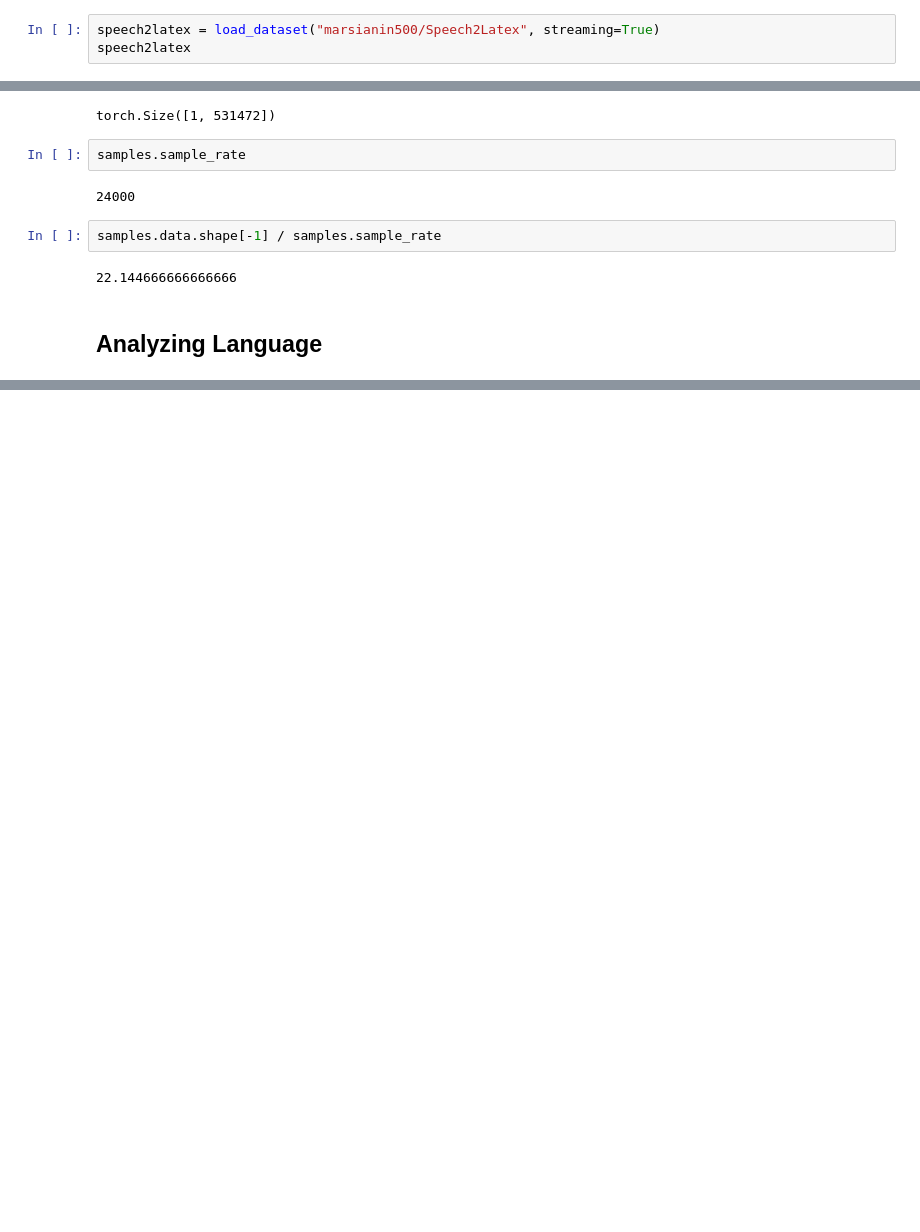
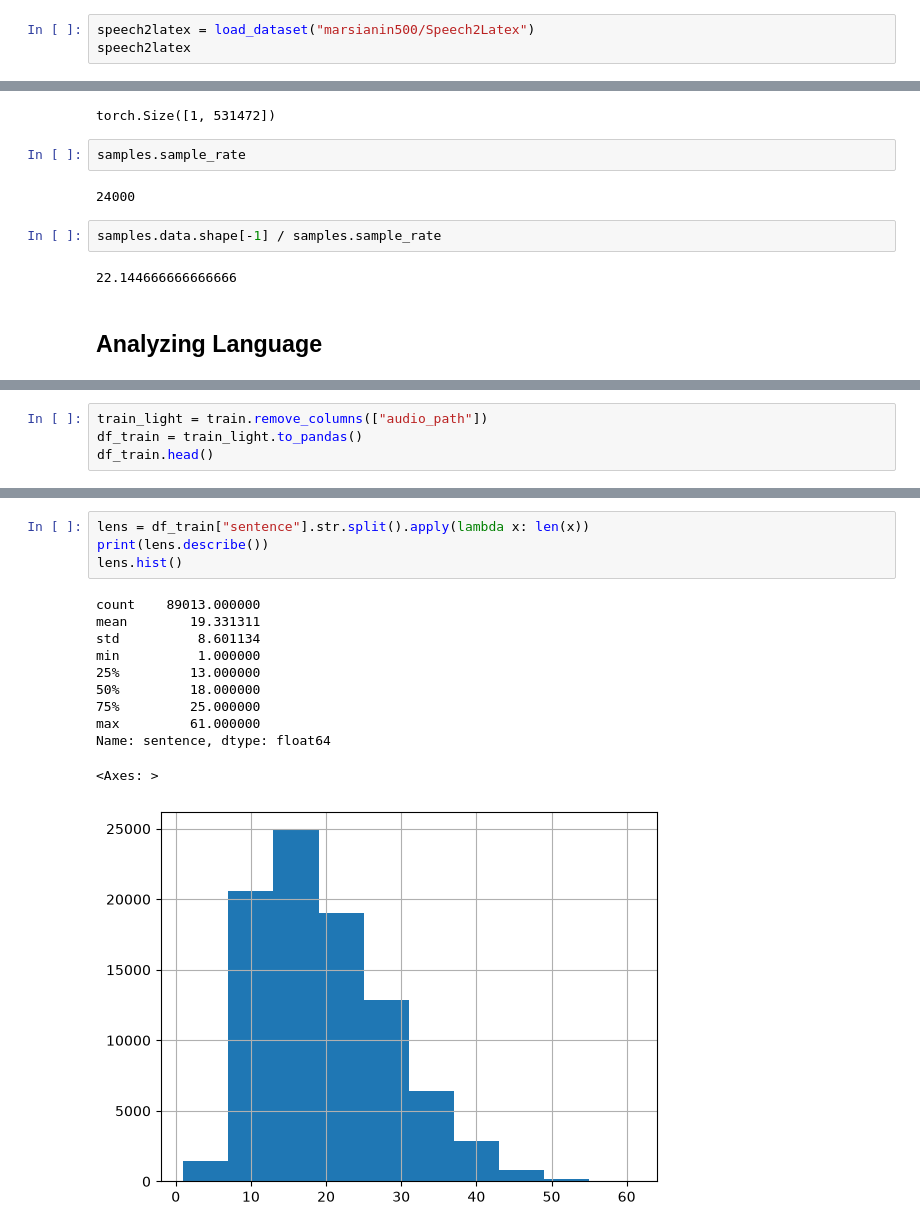
Before and after one commit to AlexPham0209/asr-thesis-project, a Jupyter notebook: notebooks/speech2latex_eda.ipynb, the cells around one changed output, grey strips where cells are left out. Saved outputs shown, nothing was run; the diff lists cells and outputs as text; blank space fills up the shorter version.

Commit message:
Did EDA on Speech2Latex dataset

```diff
--- a/notebooks/speech2latex_eda.ipynb
+++ b/notebooks/speech2latex_eda.ipynb
@@ -5,7 +6,7 @@ from datasets import load_dataset
 # %% [markdown]
 ## Loading the dataset and looking at splits and features
 # %%
-speech2latex = load_dataset("marsianin500/Speech2Latex", streaming=True)
+speech2latex = load_dataset("marsianin500/Speech2Latex")
 speech2latex
 # %% [output]
 Warning: You are sending unauthenticated requests to the HF Hub. Please set a HF_TOKEN to enable higher rate limits and faster downloads.
@@ -76,0 +82,4 @@ TypeError: object of type 'IterableDataset' has no len()
+# %%
+train_light = train.remove_columns(["audio_path"])
+df_train = train_light.to_pandas()
+df_train.head()
@@ -76,0 +193,16 @@ TypeError: object of type 'IterableDataset' has no len()
+# %%
+lens = df_train["sentence"].str.split().apply(lambda x: len(x))
+print(lens.describe())
+lens.hist()
+# %% [output]
+count    89013.000000
+mean        19.331311
+std          8.601134
+min          1.000000
+25%         13.000000
+50%         18.000000
+75%         25.000000
+max         61.000000
+Name: sentence, dtype: float64
+<Axes: >
+[figure, added]
```
Also changed, not shown: parts of 32 cells of this notebook, 3 other files.
